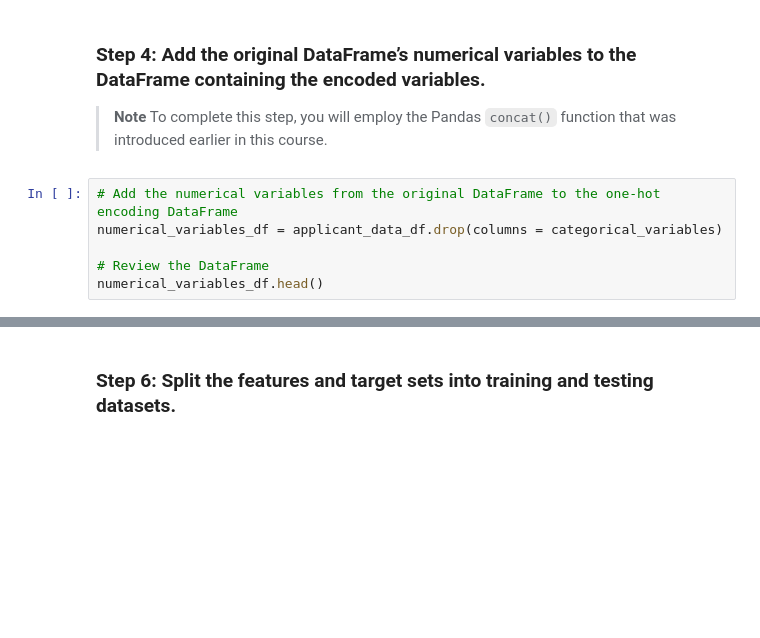
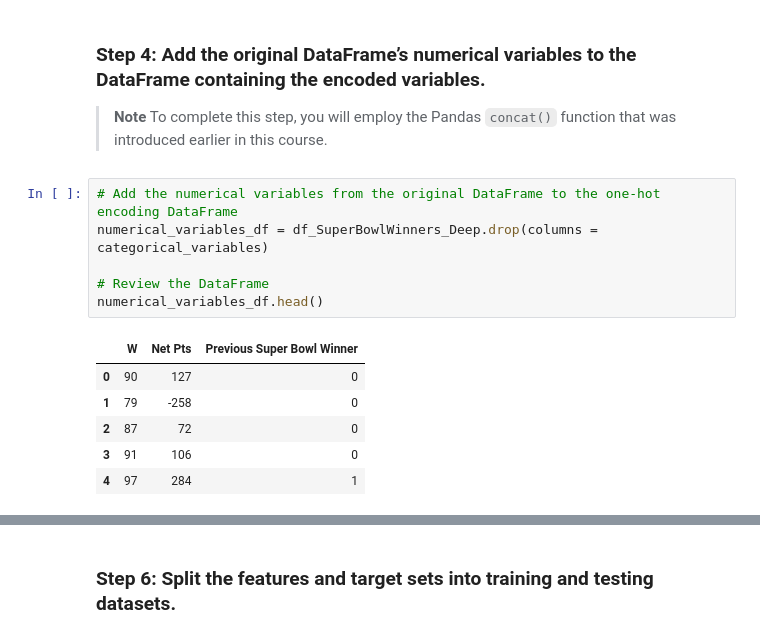
Before and after one commit to kingdee60/SuperBowlPrediction, a Jupyter notebook: Project2_Deep Learning.ipynb, the cells around one changed output, grey strips where cells are left out. Cells and saved outputs as stored; diff of their text form; blank space fills up the shorter version.

```diff
--- a/Project2_Deep Learning.ipynb
+++ b/Project2_Deep Learning.ipynb
@@ -208,10 +272,17 @@ encoded_df
 > **Note** To complete this step, you will employ the Pandas `concat()` function that was introduced earlier in this course.
 # %%
 # Add the numerical variables from the original DataFrame to the one-hot encoding DataFrame
-numerical_variables_df = applicant_data_df.drop(columns = categorical_variables)
+numerical_variables_df = df_SuperBowlWinners_Deep.drop(columns = categorical_variables)
 
 # Review the DataFrame
 numerical_variables_df.head()
+# %% [output]
+|  | W | Net Pts | Previous Super Bowl Winner |
+| 0 | 90 | 127 | 0 |
+| 1 | 79 | -258 | 0 |
+| 2 | 87 | 72 | 0 |
+| 3 | 91 | 106 | 0 |
+| 4 | 97 | 284 | 1 |
 # %%
 # Using the Pandas concat function, combine the DataFrames the contain the encoded categorical data and the numerical data
 encoded2_df = pd.concat(
```
Also changed, not shown: parts of 30 cells of this notebook, 3 other files.
